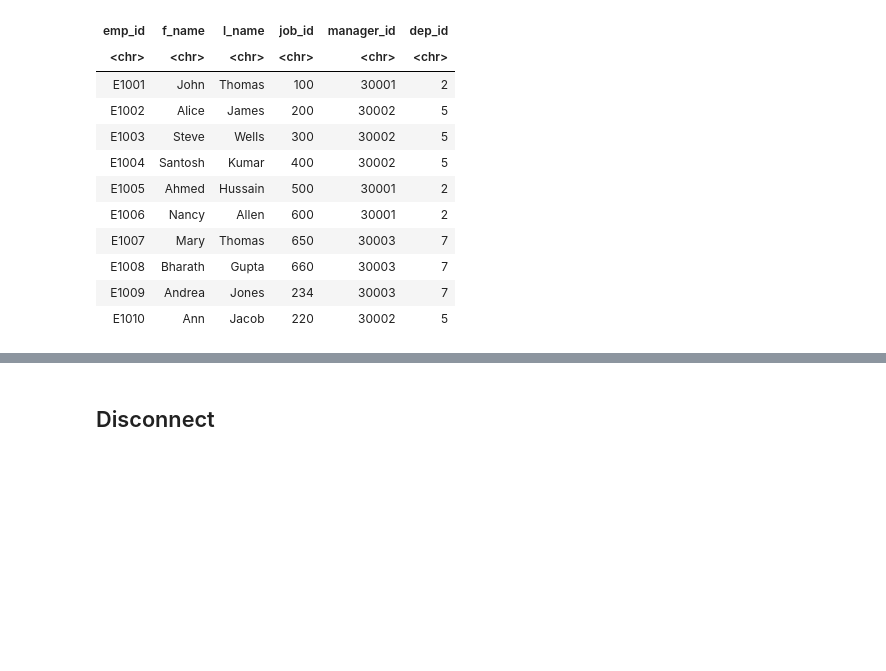
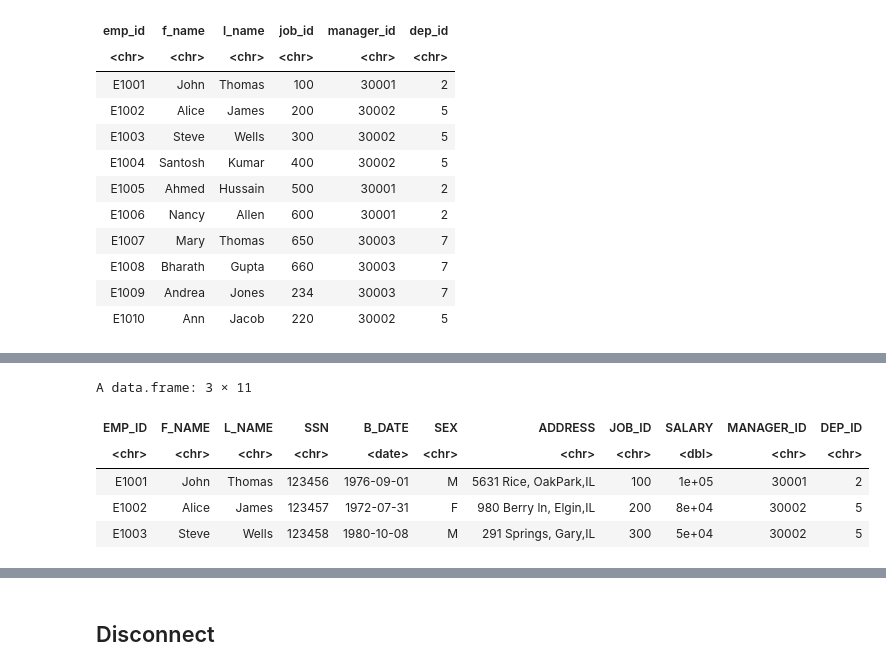
Before and after one commit to tros01/ibm_data_analyst, a Jupyter notebook: r_m6_employees_schema.ipynb, the cells around one changed output, grey strips where cells are left out. Drawn from its saved outputs; the diff is of its cells as text; code cells hidden in the pictures; blank space fills up the shorter version.

```diff
--- a/r_m6_employees_schema.ipynb
+++ b/r_m6_employees_schema.ipynb
@@ -829,0 +878,17 @@ dbGetQuery(c, q)
+# %%
+# Retrieve only those employee records for which a matching job entry exists in the jobs table
+q <- "
+-- Implicit join
+SELECT e.*
+FROM employees AS e, jobs AS j
+WHERE e.job_id = j.job_ident
+LIMIT 3;
+"
+dbGetQuery(c, q)
+# %% [output]
+A data.frame: 3 × 11
+| EMP_ID | F_NAME | L_NAME | SSN | B_DATE | SEX | ADDRESS | JOB_ID | SALARY | MANAGER_ID | DEP_ID |
+| <chr> | <chr> | <chr> | <chr> | <date> | <chr> | <chr> | <chr> | <dbl> | <chr> | <chr> |
+| E1001 | John | Thomas | 123456 | 1976-09-01 | M | 5631 Rice, OakPark,IL | 100 | 1e+05 | 30001 | 2 |
+| E1002 | Alice | James | 123457 | 1972-07-31 | F | 980 Berry ln, Elgin,IL | 200 | 8e+04 | 30002 | 5 |
+| E1003 | Steve | Wells | 123458 | 1980-10-08 | M | 291 Springs, Gary,IL | 300 | 5e+04 | 30002 | 5 |
```
Also changed, not shown: parts of 13 cells of this notebook.
